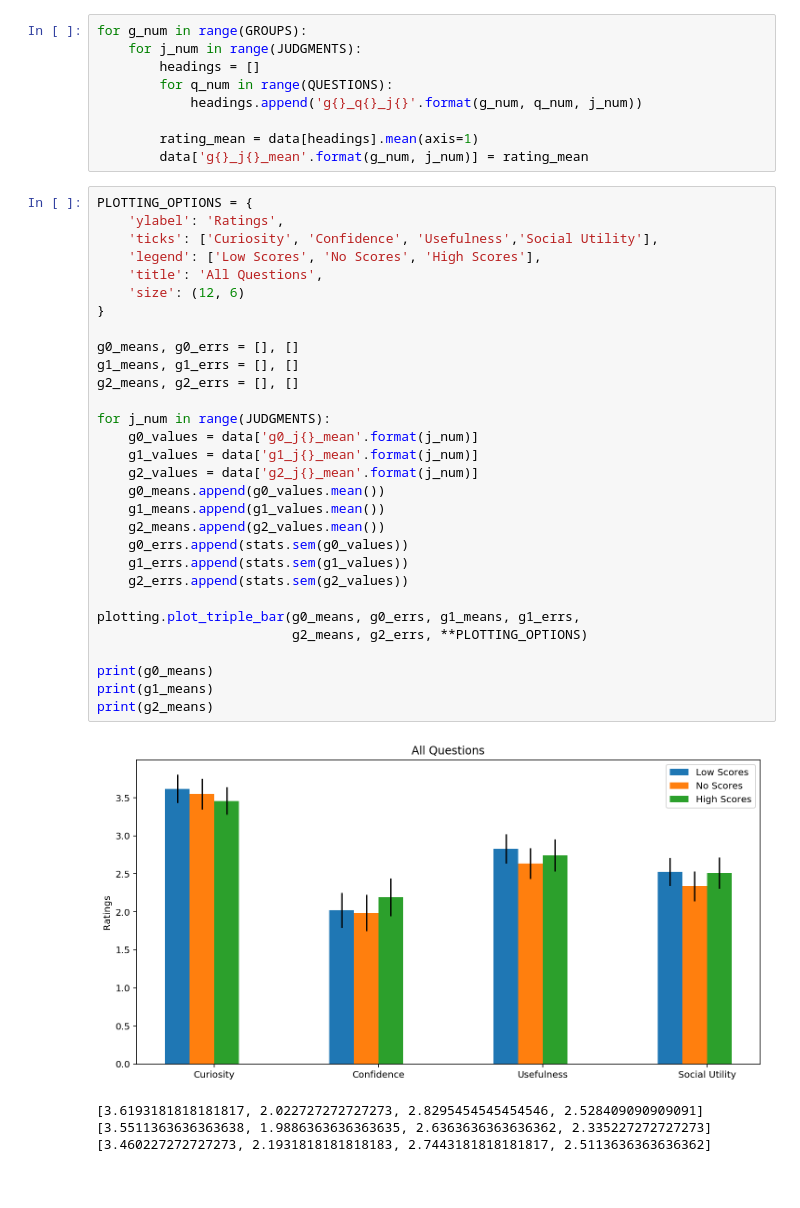
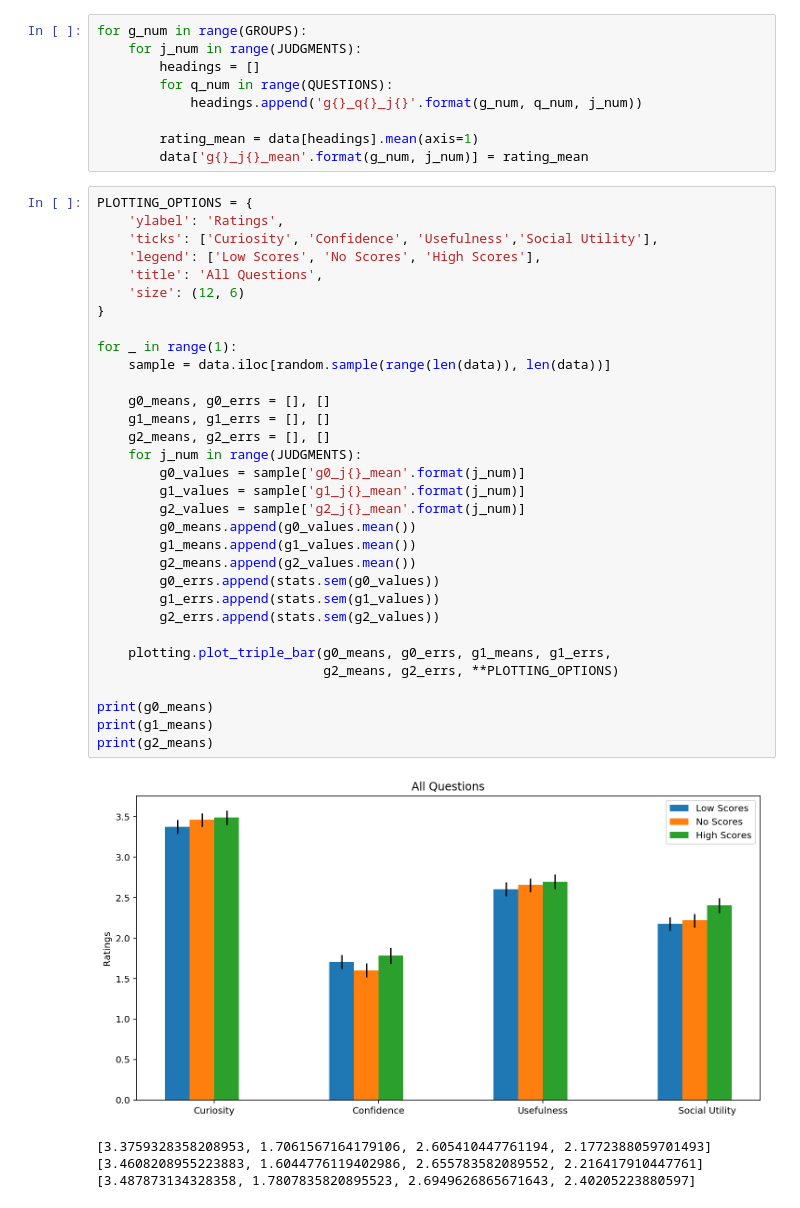
Before and after one commit to hermish/concepts-research, a Jupyter notebook: analysis/11-experiment-three-cogsci/2-analysis.ipynb, the cells around one changed output. Cells and saved outputs as stored; diff of their text form.

```diff
--- a/analysis/11-experiment-three-cogsci/2-analysis.ipynb
+++ b/analysis/11-experiment-three-cogsci/2-analysis.ipynb
@@ -56,38 +57,40 @@ for g_num in range(GROUPS):
 # %%
 PLOTTING_OPTIONS = {
     'ylabel': 'Ratings',
     'ticks': ['Curiosity', 'Confidence', 'Usefulness','Social Utility'],
     'legend': ['Low Scores', 'No Scores', 'High Scores'],
     'title': 'All Questions',
     'size': (12, 6)
 }
 
-g0_means, g0_errs = [], []
-g1_means, g1_errs = [], []
-g2_means, g2_errs = [], []
+for _ in range(1):
+    sample = data.iloc[random.sample(range(len(data)), len(data))]
 
-for j_num in range(JUDGMENTS):
-    g0_values = data['g0_j{}_mean'.format(j_num)]
-    g1_values = data['g1_j{}_mean'.format(j_num)]
-    g2_values = data['g2_j{}_mean'.format(j_num)]
-    g0_means.append(g0_values.mean())
-    g1_means.append(g1_values.mean())
-    g2_means.append(g2_values.mean())
-    g0_errs.append(stats.sem(g0_values))
-    g1_errs.append(stats.sem(g1_values))
-    g2_errs.append(stats.sem(g2_values))
+    g0_means, g0_errs = [], []
+    g1_means, g1_errs = [], []
+    g2_means, g2_errs = [], []
+    for j_num in range(JUDGMENTS):
+        g0_values = sample['g0_j{}_mean'.format(j_num)]
+        g1_values = sample['g1_j{}_mean'.format(j_num)]
+        g2_values = sample['g2_j{}_mean'.format(j_num)]
+        g0_means.append(g0_values.mean())
+        g1_means.append(g1_values.mean())
+        g2_means.append(g2_values.mean())
+        g0_errs.append(stats.sem(g0_values))
+        g1_errs.append(stats.sem(g1_values))
+        g2_errs.append(stats.sem(g2_values))
 
-plotting.plot_triple_bar(g0_means, g0_errs, g1_means, g1_errs,
-                         g2_means, g2_errs, **PLOTTING_OPTIONS)
+    plotting.plot_triple_bar(g0_means, g0_errs, g1_means, g1_errs,
+                             g2_means, g2_errs, **PLOTTING_OPTIONS)
 
 print(g0_means)
 print(g1_means)
 print(g2_means)
 # %% [output]
-[figure, old version]
+[figure, new version]
-[3.6193181818181817, 2.022727272727273, 2.8295454545454546, 2.528409090909091]
-[3.5511363636363638, 1.9886363636363635, 2.6363636363636362, 2.335227272727273]
-[3.460227272727273, 2.1931818181818183, 2.7443181818181817, 2.5113636363636362]
+[3.3759328358208953, 1.7061567164179106, 2.605410447761194, 2.1772388059701493]
+[3.4608208955223883, 1.6044776119402986, 2.655783582089552, 2.216417910447761]
+[3.487873134328358, 1.7807835820895523, 2.6949626865671643, 2.40205223880597]
 # %%
 print('Low & High')
 for j_num in range(JUDGMENTS):
```
Also changed, not shown: parts of 2 cells of this notebook, 5 other files.
